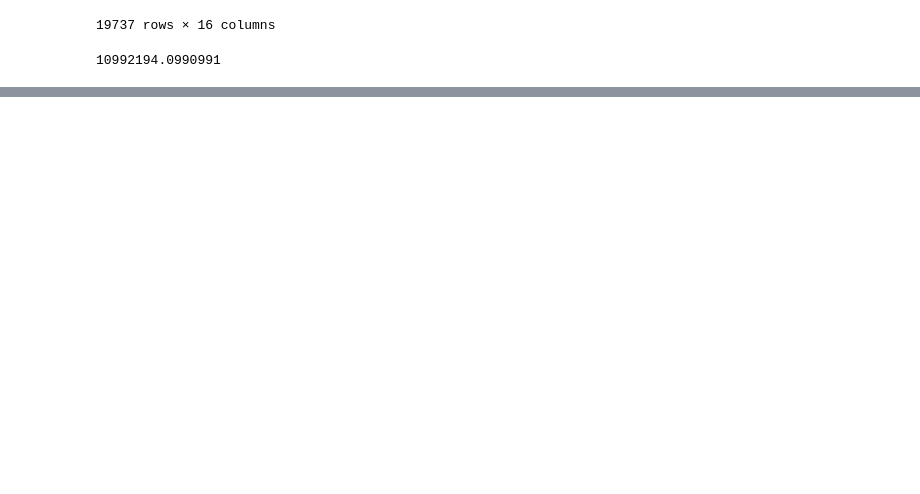
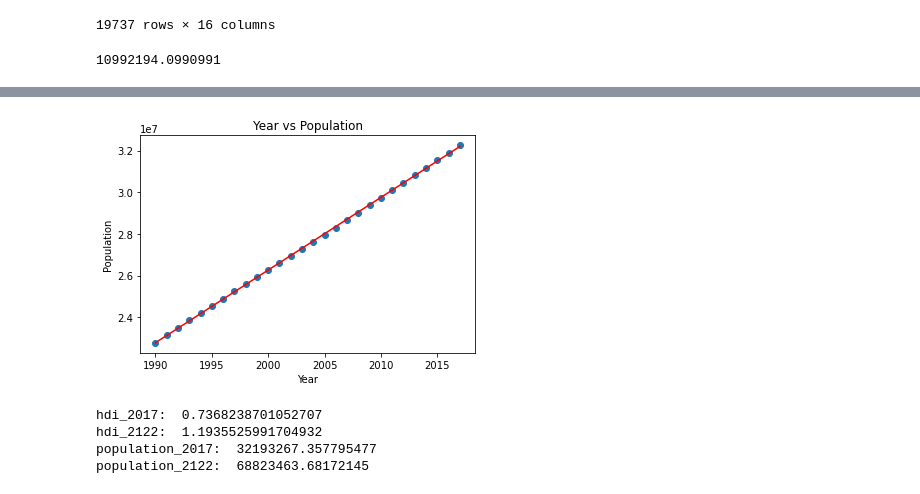
Before and after one commit to jcarballo1/cs5395-project1, a Jupyter notebook: Project1_V2.ipynb, the cells around one changed output, grey strips where cells are left out. Drawn from its saved outputs; the diff is of its cells as text; code cells hidden in the pictures; blank space fills up the shorter version.

```diff
--- a/Project1_V2.ipynb
+++ b/Project1_V2.ipynb
@@ -346,0 +446,34 @@ world_values
+# %%
+# plot Popultion against years
+
+c,d = np.polyfit(HDI['Year'], HDI['Population'], 1)
+
+plt.scatter(HDI['Year'], HDI['Population'])
+plt.plot(HDI['Year'], c * HDI['Year'] + d, "r")
+plt.title('Year vs Population')
+plt.xlabel('Year')
+plt.ylabel('Population')
+plt.show()
+# %% [output]
+[figure, added]
+# %%
+# line of best fit to confirm 2017
+hdi_2017 = a * 2017 + b
+print("hdi_2017: ", hdi_2017)
+
+# use line of best fit to project hdi of 2122
+hdi_2122 = a * 2122 + b
+print("hdi_2122: ", hdi_2122)
+
+# line of best fit to confirm population of 2017
+population_2017 = c * 2017 + d
+print("population_2017: ", population_2017)
+
+#use line of best fit to project population of 2122
+population_2122 = c * 2122 + d
+print("population_2122: ", population_2122)
+# %% [output]
+hdi_2017:  0.7368238701052707
+hdi_2122:  1.1935525991704932
+population_2017:  32193267.357795477
+population_2122:  68823463.68172145
```
Also changed, not shown: parts of 37 cells of this notebook.
